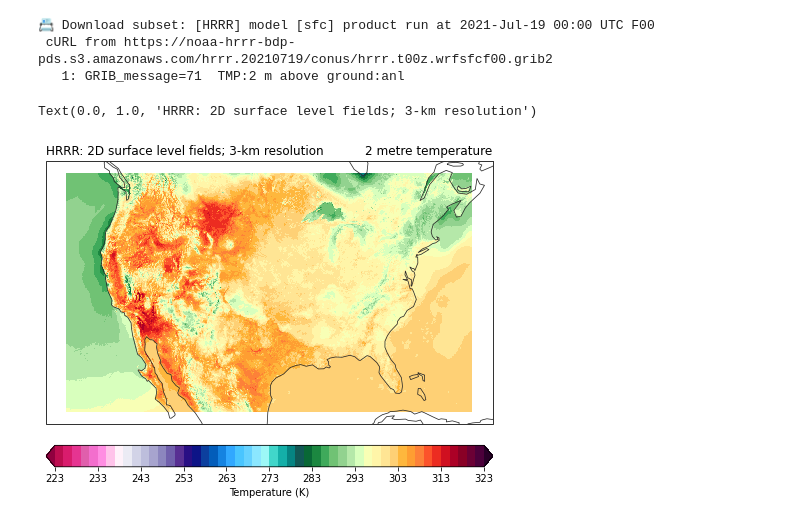
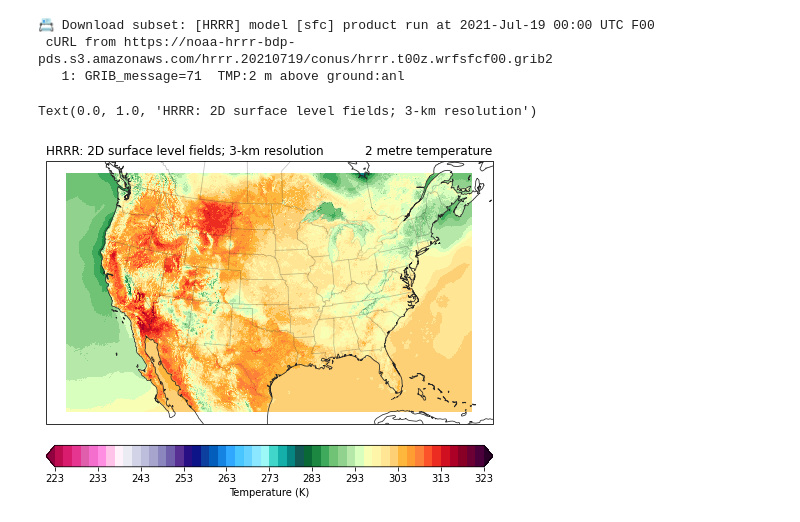
Before and after one commit to amotl/herbie-without-docs, a Jupyter notebook: docs/user_guide/notebooks/data_hrrr.ipynb, the cells around one changed output. Saved outputs shown, nothing was run; the diff lists cells and outputs as text; code cells hidden in the pictures.

```diff
--- a/docs/user_guide/notebooks/data_hrrr.ipynb
+++ b/docs/user_guide/notebooks/data_hrrr.ipynb
@@ -25,16 +25,16 @@ x = H.xarray('TMP:2 m above')
  cURL from https://noaa-hrrr-bdp-pds.s3.amazonaws.com/hrrr.20210719/conus/hrrr.t00z.wrfsfcf00.grib2
    1: GRIB_message=71  TMP:2 m above ground:anl
 # %%
-ax = common_features(crs=x.herbie.crs, figsize=[8,8])
+ax = common_features('50m', crs=x.herbie.crs, figsize=[8,8], STATES=True)
 p = ax.pcolormesh(x.longitude, x.latitude, x.t2m,
               transform=pc,
               **cm_tmp(units='K').cmap_kwargs)
 plt.colorbar(p, ax=ax,
              orientation='horizontal', pad=.05,
              **cm_tmp(units='K').cbar_kwargs)
 
 ax.set_title(x.t2m.GRIB_name, loc='right')
 ax.set_title(f"{x.model.upper()}: {H.product_description}", loc='left')
 # %% [output]
 Text(0.0, 1.0, 'HRRR: 2D surface level fields; 3-km resolution')
-[figure, old version]
+[figure, new version]
```
Also changed, not shown: 8 other files.
